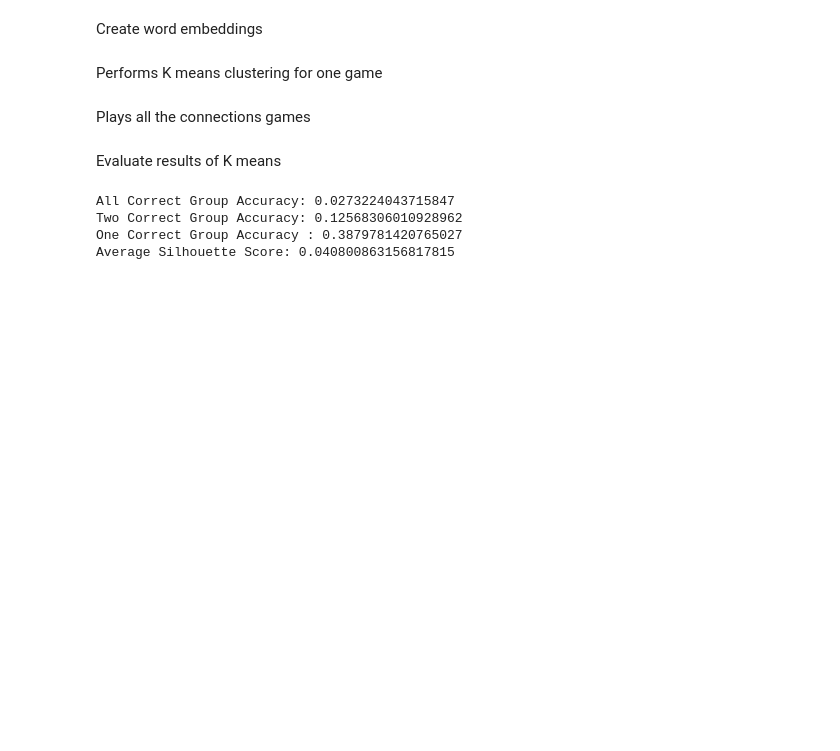
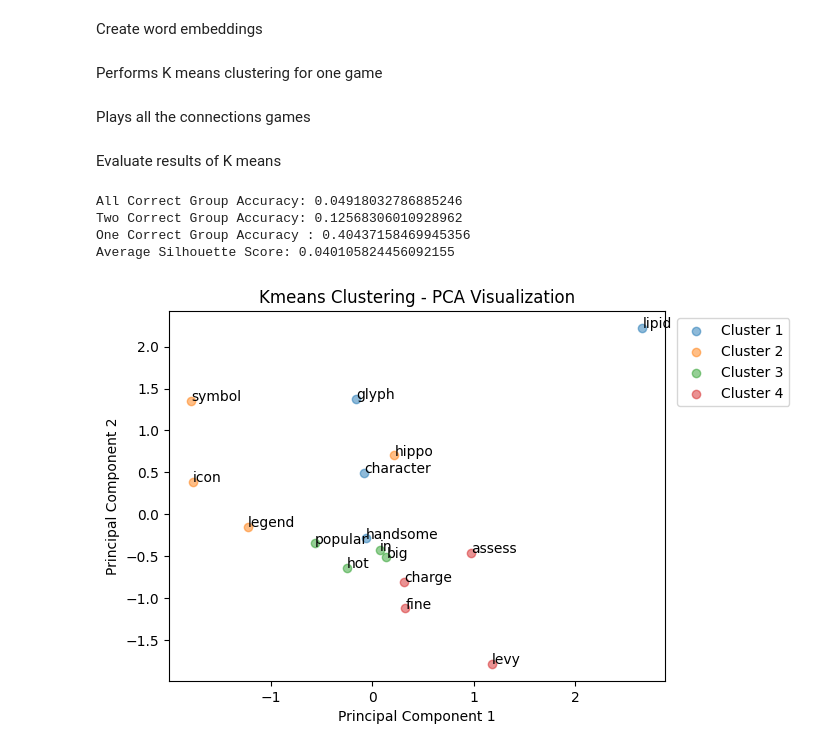
Before and after one commit to BenjaminHinchliff/CSC480-nyt-connections, a Jupyter notebook: word2vec.ipynb, the cells around one changed output. Drawn from its saved outputs; the diff is of its cells as text; code cells hidden in the pictures; blank space fills up the shorter version.

Commit message:
Added visualizations for kmeans

```diff
--- a/word2vec.ipynb
+++ b/word2vec.ipynb
@@ -26,7 +26,7 @@ def create_connections_games():
 # %% [markdown]
 Create word embeddings
 # %%
-def create_embeddings(w2v_model, games):
+def create_w2v_embeddings(w2v_model, games):
     embeddings = []
     not_modeled = set()
     for i, word_set in enumerate(games):
@@ -45,7 +45,7 @@ def create_embeddings(w2v_model, games):
 # %% [markdown]
 Performs K means clustering for one game
 # %%
-def kmeans_clustering(X, game):
+def kmeans_clustering(X, game, visualize=False):
     kmeans_cluster = KMeansConstrained(n_clusters=4, size_min=4, size_max=4)
     cluster_labels = kmeans_cluster.fit_predict(X)
     sil_score = silhouette_score(X, cluster_labels)
@@ -56,4 +56,8 @@ def kmeans_clustering(X, game):
             clusters[cluster_label] = []
         clusters[cluster_label].append(word)
     clusters = dict(sorted(clusters.items()))
+
+    if visualize:
+        visualize_kmeans(X, game, cluster_labels)
+
     return clusters, sil_score
@@ -118,14 +139,18 @@ w2v_model = create_word2vec_model()
 # %%
 connections_games = create_connections_games()
 # %%
-word_embeddings, not_modeled = create_embeddings(w2v_model, connections_games)
+word_embeddings, not_modeled = create_w2v_embeddings(w2v_model, connections_games)
 # %%
 results, avg_silhouette_score = play_connections(connections_games, word_embeddings, not_modeled)
 # %%
-evaluation(connections_games, results, not_modeled)
+evaluate_connections(connections_games, results, not_modeled)
 print(f"Average Silhouette Score: {avg_silhouette_score}")
 # %% [output]
-All Correct Group Accuracy: 0.0273224043715847
+All Correct Group Accuracy: 0.04918032786885246
 Two Correct Group Accuracy: 0.12568306010928962
-One Correct Group Accuracy : 0.3879781420765027
-Average Silhouette Score: 0.040800863156817815
+One Correct Group Accuracy : 0.40437158469945356
+Average Silhouette Score: 0.040105824456092155
+# %%
+clusters, sil_score = kmeans_clustering(word_embeddings[0], connections_games[0], visualize=True)
+# %% [output]
+[figure, added]
```
Also changed, not shown: parts of 4 cells of this notebook, 1 other file.
